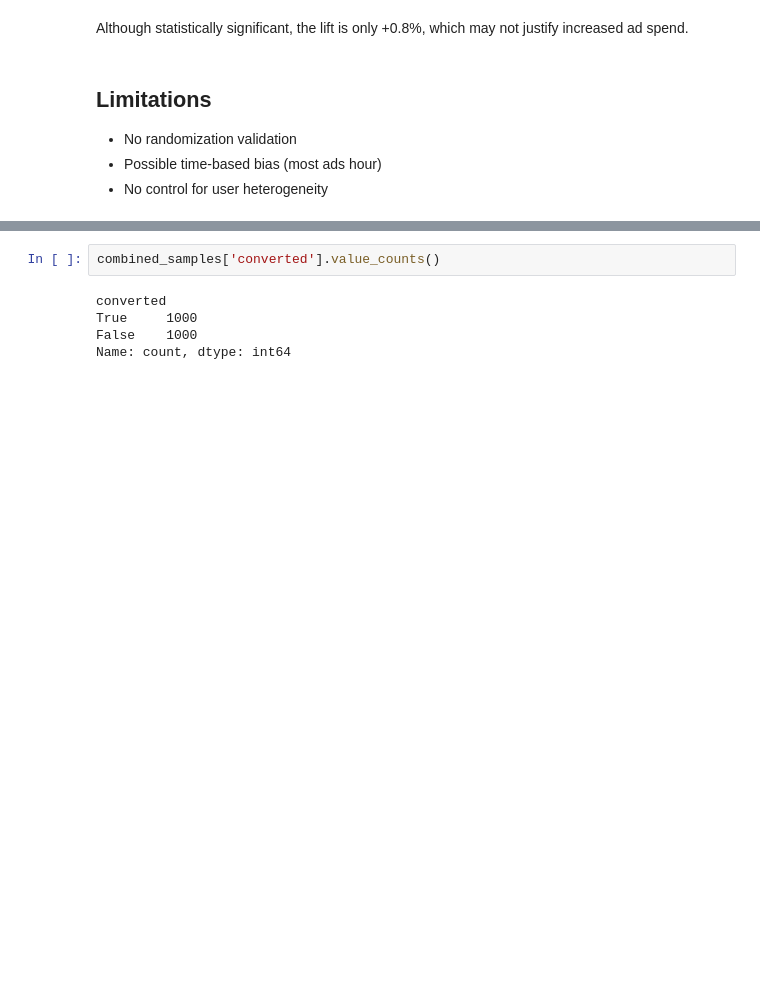
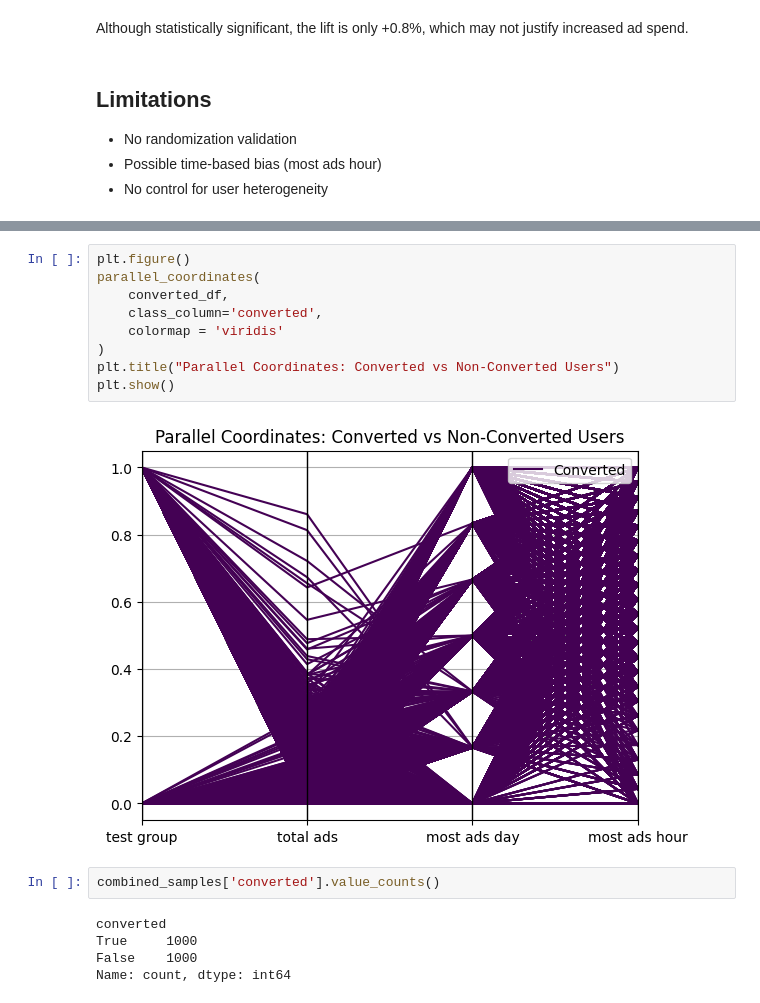
Before and after one commit to Kyo-Fox22/Marketing-A-B-Test, a Jupyter notebook: ab_test.ipynb, the cells around one changed output, grey strips where cells are left out. Drawn from its saved outputs; the diff is of its cells as text; blank space fills up the shorter version.

```diff
--- a/ab_test.ipynb
+++ b/ab_test.ipynb
@@ -223,3 +247,14 @@ plt.show()
+# %%
+plt.figure()
+parallel_coordinates(
+    converted_df,
+    class_column='converted',
+    colormap = 'viridis'
+)
+plt.title("Parallel Coordinates: Converted vs Non-Converted Users")
+plt.show()
+# %% [output]
+[figure, added]
 # %%
 combined_samples['converted'].value_counts()
 # %% [output]
```
Also changed, not shown: parts of 8 cells of this notebook.
